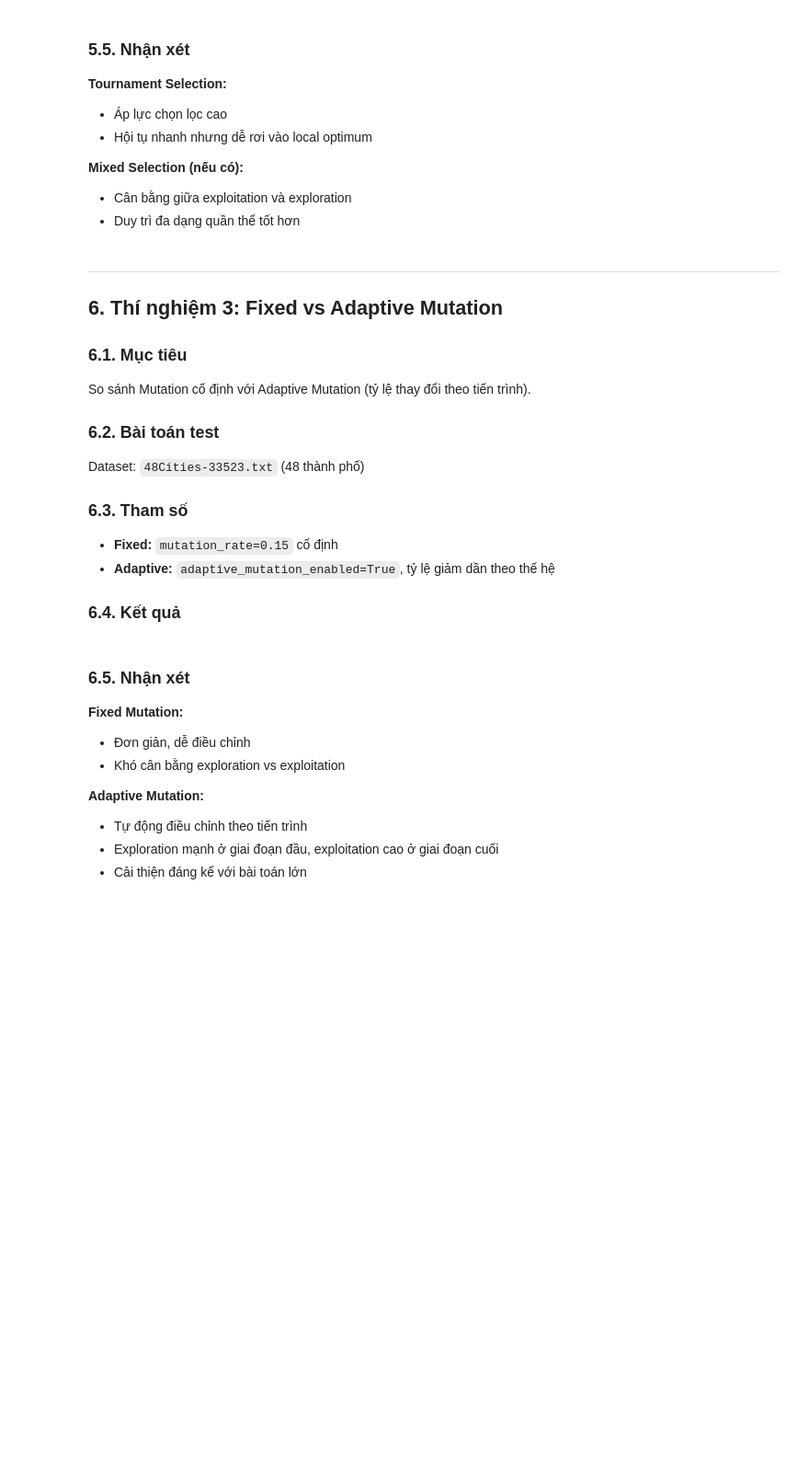
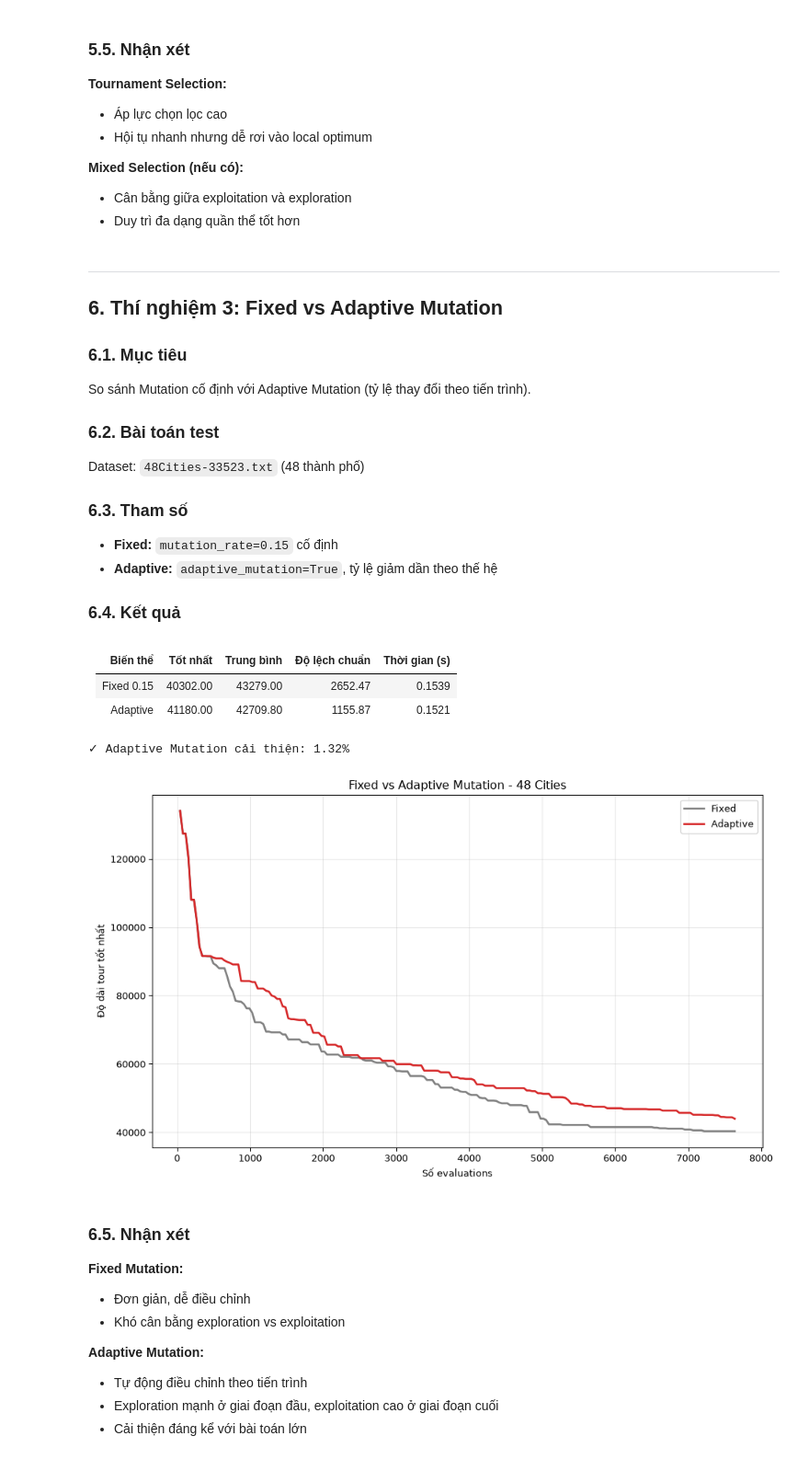
Before and after one commit to LaiThanhDat-glitch/ga-eho-tsp, a Jupyter notebook: Experiment/Experiment_4_REVISED.ipynb, the cells around one changed output. Shown at 92% size. Drawn from its saved outputs; the diff is of its cells as text; code cells hidden in the pictures; blank space fills up the shorter version.

```diff
--- a/Experiment/Experiment_4_REVISED.ipynb
+++ b/Experiment/Experiment_4_REVISED.ipynb
@@ -283,41 +307,48 @@ Dataset: `48Cities-33523.txt` (48 thành phố)
 
 ### 6.3. Tham số
 - **Fixed:** `mutation_rate=0.15` cố định
-- **Adaptive:** `adaptive_mutation_enabled=True`, tỷ lệ giảm dần theo thế hệ
+- **Adaptive:** `adaptive_mutation=True`, tỷ lệ giảm dần theo thế hệ
 
 ### 6.4. Kết quả
 # %%
 # Load dataset
 problem_48 = load_matrix(ROOT / 'data' / '48Cities-33523.txt')
 
 # Fixed mutation (baseline)
 runs_fixed = [checked_solve(problem_48, replace(BASE, seed=s)) for s in SEEDS]
 stats_fixed = summarize(runs_fixed)
 
 # Adaptive mutation
-config_adaptive = replace(BASE, adaptive_mutation_enabled=True)
+config_adaptive = replace(BASE, adaptive_mutation=True)
 runs_adaptive = [checked_solve(problem_48, replace(config_adaptive, seed=s)) for s in SEEDS]
 stats_adaptive = summarize(runs_adaptive)
 
 # So sánh
 show_table(
     ['Biến thể', 'Tốt nhất', 'Trung bình', 'Độ lệch chuẩn', 'Thời gian (s)'],
     [
         ['Fixed 0.15', f"{stats_fixed['best']:.2f}", f"{stats_fixed['mean']:.2f}",
          f"{stats_fixed['std']:.2f}", f"{stats_fixed['seconds']:.4f}"],
         ['Adaptive', f"{stats_adaptive['best']:.2f}", f"{stats_adaptive['mean']:.2f}",
          f"{stats_adaptive['std']:.2f}", f"{stats_adaptive['seconds']:.4f}"]
     ]
 )
 
 improvement = ((stats_fixed['mean'] - stats_adaptive['mean']) / stats_fixed['mean']) * 100
 print(f"\n✓ Adaptive Mutation cải thiện: {improvement:.2f}%")
 
 compare_convergence(
     {'Fixed': runs_fixed, 'Adaptive': runs_adaptive},
     'Fixed vs Adaptive Mutation',
     '48 Cities'
 )
+# %% [output]
+| Biến thể | Tốt nhất | Trung bình | Độ lệch chuẩn | Thời gian (s) |
+| --- | --- | --- | --- | --- |
+| Fixed 0.15 | 40302.00 | 43279.00 | 2652.47 | 0.1539 |
+| Adaptive | 41180.00 | 42709.80 | 1155.87 | 0.1521 |
+✓ Adaptive Mutation cải thiện: 1.32%
+[figure, added]
 # %% [markdown]
 ### 6.5. Nhận xét
 
```
Also changed, not shown: parts of 7 cells of this notebook, 2 other files.
